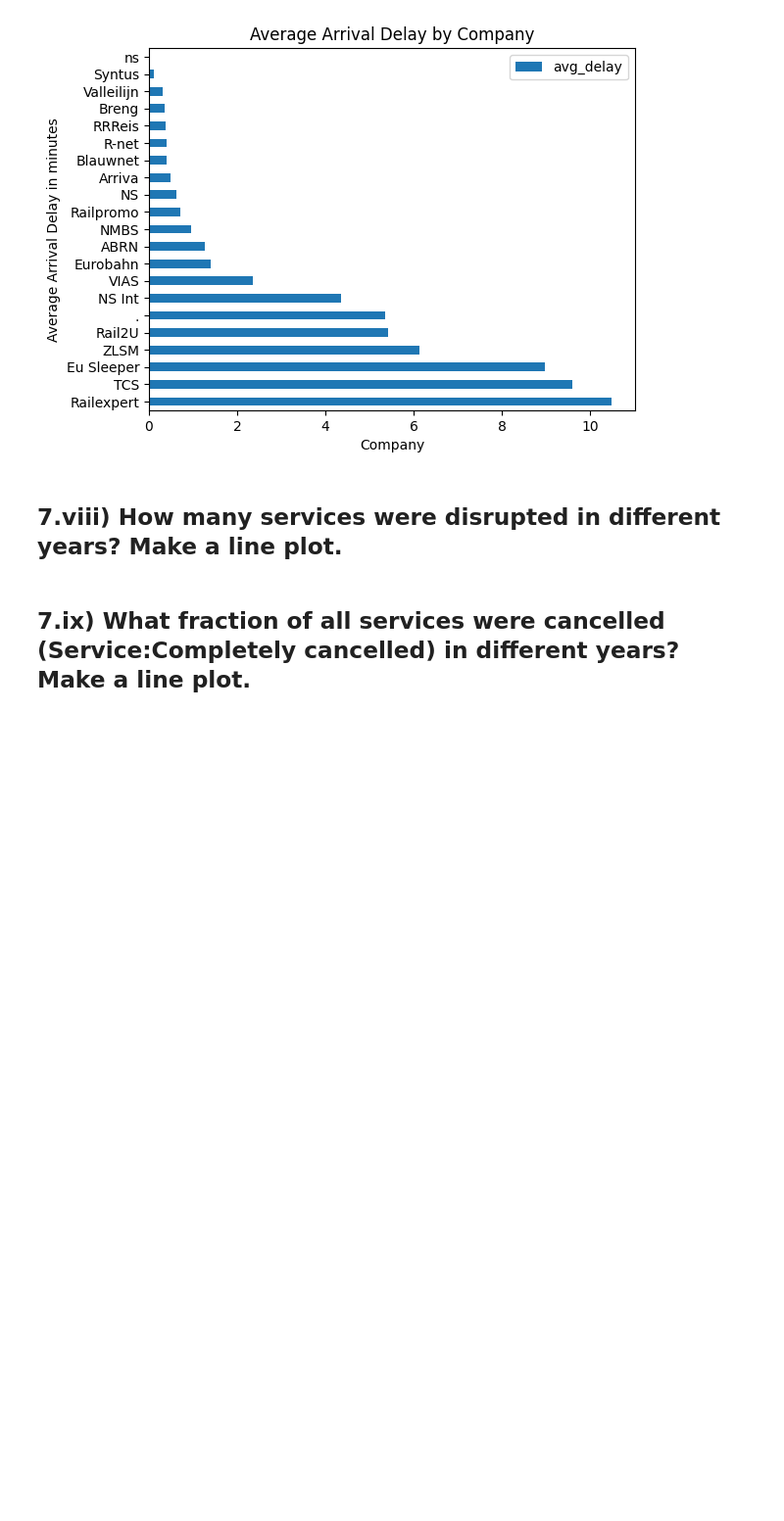
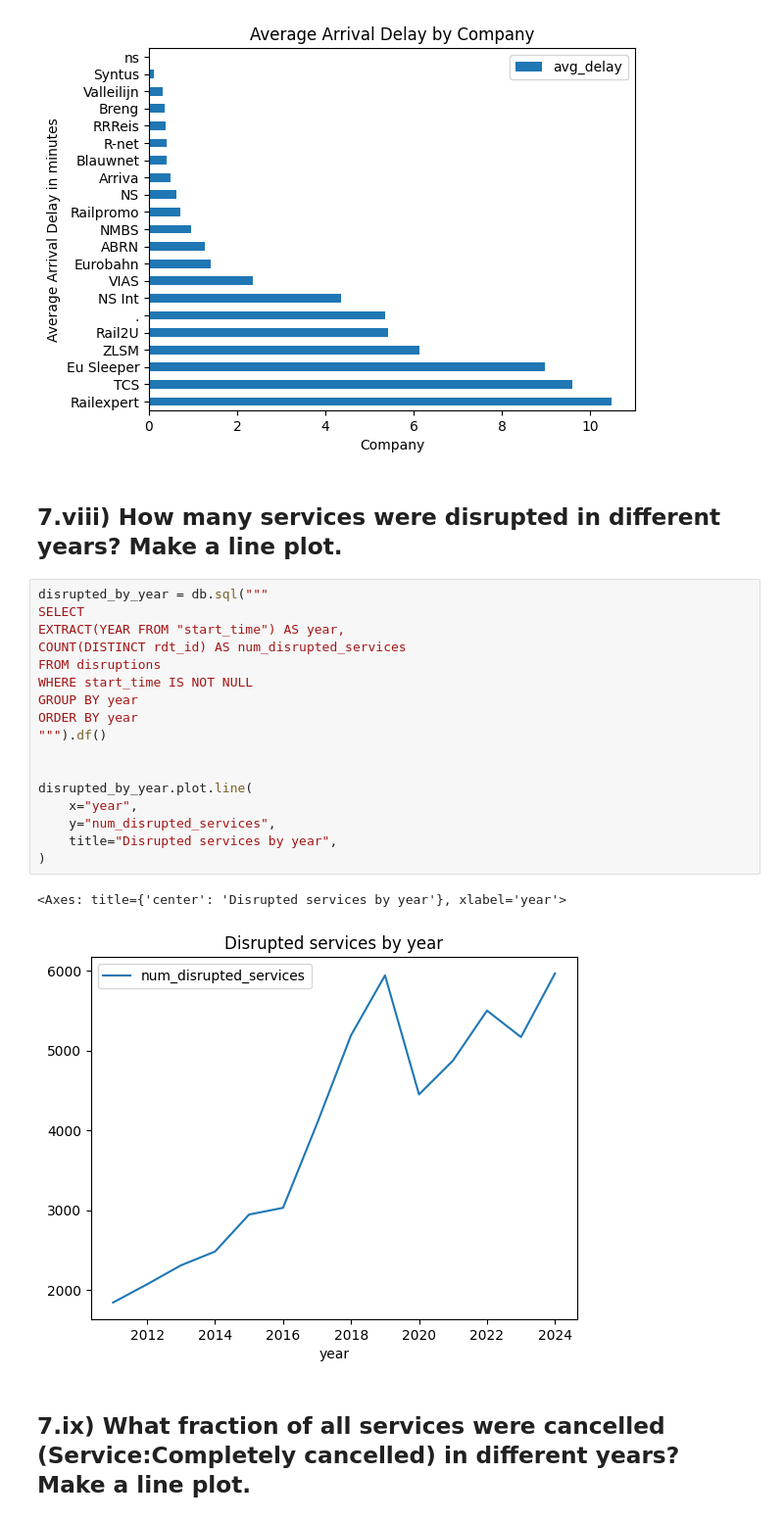
Before and after one commit to Virtual23PRO/lab_2MLProject, a Jupyter notebook: homework.ipynb, the cells around one changed output. Shown at 98% size. Drawn from its saved outputs; the diff is of its cells as text; blank space fills up the shorter version.

```diff
--- a/homework.ipynb
+++ b/homework.ipynb
@@ -342,5 +342,25 @@ df.plot.barh(x='company',
 [figure]
 # %% [markdown]
 ## 7.viii) How many services were disrupted in different years? Make a line plot.
+# %%
+disrupted_by_year = db.sql("""
+SELECT
+EXTRACT(YEAR FROM "start_time") AS year,
+COUNT(DISTINCT rdt_id) AS num_disrupted_services
+FROM disruptions
+WHERE start_time IS NOT NULL
+GROUP BY year
+ORDER BY year
+""").df()
+
+
+disrupted_by_year.plot.line(
+    x="year",
+    y="num_disrupted_services",
+    title="Disrupted services by year",
+)
+# %% [output]
+<Axes: title={'center': 'Disrupted services by year'}, xlabel='year'>
+[figure, added]
 # %% [markdown]
 ## 7.ix) What fraction of all services were cancelled (Service:Completely cancelled) in different years? Make a line plot.
```
Also changed, not shown: parts of 1 cell of this notebook.
